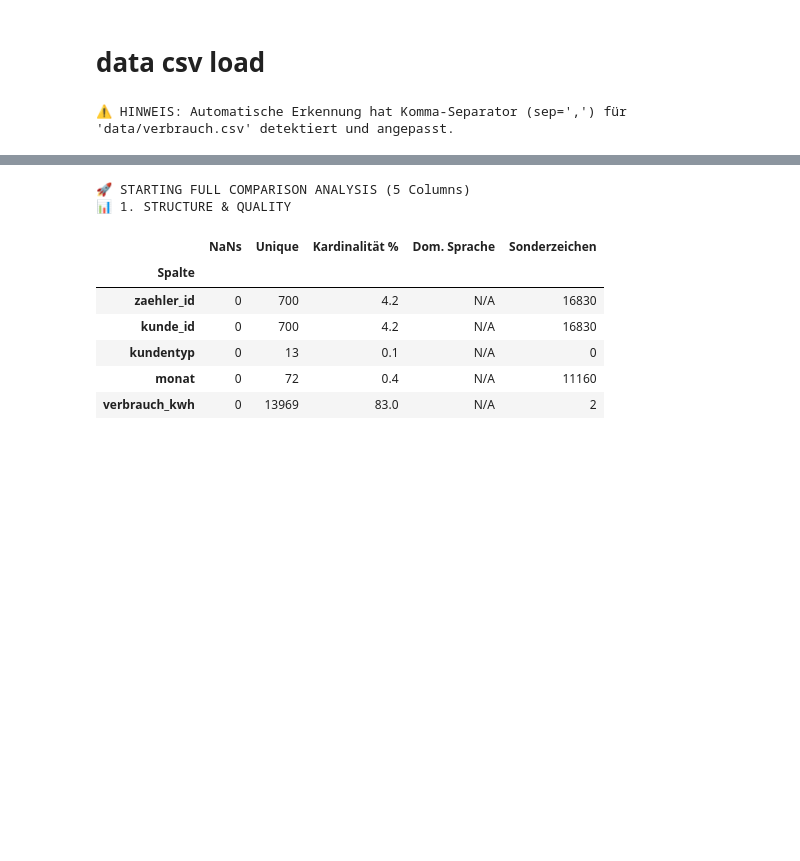
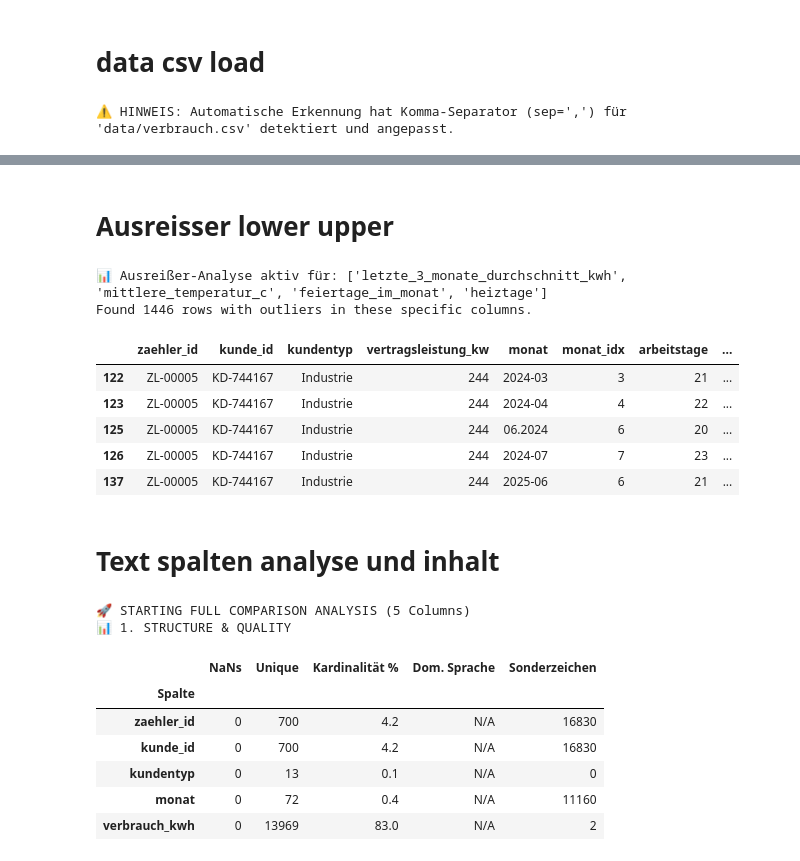
Before and after one commit to AgusLuigi/IHK_Repo, a Jupyter notebook: notebook/02_data_overvive.ipynb, the cells around one changed output, grey strips where cells are left out. Saved outputs shown, nothing was run; the diff lists cells and outputs as text; code cells hidden in the pictures; blank space fills up the shorter version.

```diff
--- a/notebook/02_data_overvive.ipynb
+++ b/notebook/02_data_overvive.ipynb
@@ -39,3 +72,79 @@ Shape (Rows, Columns): (16830, 16) | Duplicate Rows: 30
+# %% [markdown]
+# Ausreisser lower upper
+# %%
+# 1. BESTIMMUNG DER RELEVANTEN SPALTEN (Deine Whitelist)
+# Aktivierte Spalten werden auf Ausreißer geprüft. Nicht-numerische Spalten fliegen automatisch raus.
+columns_in = {
+    #'zaehler_id',
+    #'kunde_id',
+    #'kundentyp',
+    #'vertragsleistung_kw',
+    #'monat',
+    #'monat_idx',
+    #'arbeitstage',
+    'feiertage_im_monat',
+    'mittlere_temperatur_c',
+    'heiztage',
+    #'produktionsplan_index',
+    #'wartung_aktiv',
+    #'vormonat_verbrauch_kwh',
+    'letzte_3_monate_durchschnitt_kwh',
+    #'vorjahr_monat_verbrauch_kwh',
+    #'verbrauch_kwh'
+}
+
+# Schnittmenge aus deinen Wunschspalten und den tatsächlich numerischen Spalten im DataFrame
+numerische_spalten = [col for col in columns_in if col in df.select_dtypes(include=[np.number]).columns]
+
+if not numerische_spalten:
+    print("⚠️ Achtung: Keine der in 'columns_in' aktivierten Spalten ist numerisch oder im DataFrame vorhanden!")
+
+fences = {}
+for col in numerische_spalten:
+    q1 = df[col].quantile(0.25)
+    q3 = df[col].quantile(0.75)
+    iqr = q3 - q1
+    fences[col] = {
+        'lower': q1 - 1.5 * iqr,
+        'upper': q3 + 1.5 * iqr
+    }
+
+# 2. Filtere den DataFrame (nur Ausreißer-Erkennung auf Basis der ausgewählten Spalten)
+ausreisser_maske = pd.Series(False, index=df.index)
+for col in numerische_spalten:
+    ausreisser_maske |= (df[col] < fences[col]['lower']) | (df[col] > fences[col]['upper'])
+
+df_ausreisser = df[ausreisser_maske].copy()
+
+# 3. Styling-Funktion für die rote und blaue Markierung
+def highlight_fences(row):
+    styles = [''] * len(row)
+    for i, col in enumerate(row.index):
+        if col in fences:  # Markiert nur, wenn die Spalte auch berechnet wurde
+            val = row[col]
+            if pd.isna(val):
+                continue
+            if val < fences[col]['lower']:
+                styles[i] = 'background-color: #3b82f6; color: white; font-weight: bold;' # Blau
+            elif val > fences[col]['upper']:
+                styles[i] = 'background-color: #ef4444; color: white; font-weight: bold;' # Rot
+    return styles
+
+# 4. Anzeige der ersten 50 Ausreißer-Zeilen mit Formatierung
+print(f"📊 Ausreißer-Analyse aktiv für: {list(numerische_spalten)}")
+print(f"Found {len(df_ausreisser)} rows with outliers in these specific columns.")
+display(df_ausreisser.head(5).style.apply(highlight_fences, axis=1))
+# %% [output]
+📊 Ausreißer-Analyse aktiv für: ['letzte_3_monate_durchschnitt_kwh', 'mittlere_temperatur_c', 'feiertage_im_monat', 'heiztage']
+Found 1446 rows with outliers in these specific columns.
+|  | zaehler_id | kunde_id | kundentyp | vertragsleistung_kw | monat | monat_idx | arbeitstage | ... |
+| 122 | ZL-00005 | KD-744167 | Industrie | 244 | 2024-03 | 3 | 21 | ... |
+| 123 | ZL-00005 | KD-744167 | Industrie | 244 | 2024-04 | 4 | 22 | ... |
+| 125 | ZL-00005 | KD-744167 | Industrie | 244 | 06.2024 | 6 | 20 | ... |
+| 126 | ZL-00005 | KD-744167 | Industrie | 244 | 2024-07 | 7 | 23 | ... |
+| 137 | ZL-00005 | KD-744167 | Industrie | 244 | 2025-06 | 6 | 21 | ... |
+# %% [markdown]
+# Text spalten analyse und inhalt
 # %%
 full_words_analysis(df, target_col='kundentyp')
 # %% [output]
```
Also changed, not shown: parts of 3 cells of this notebook, 6 other files.
